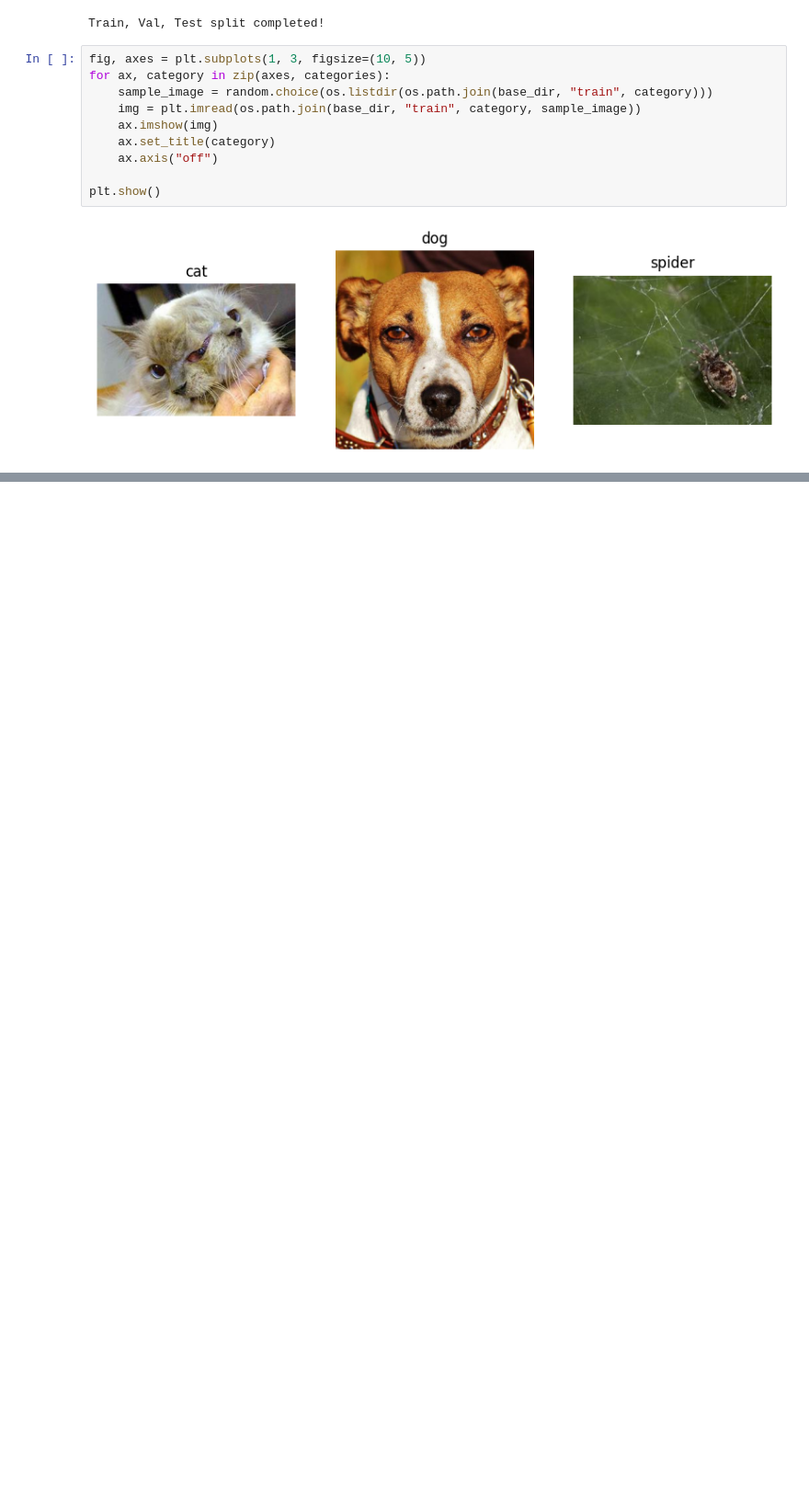
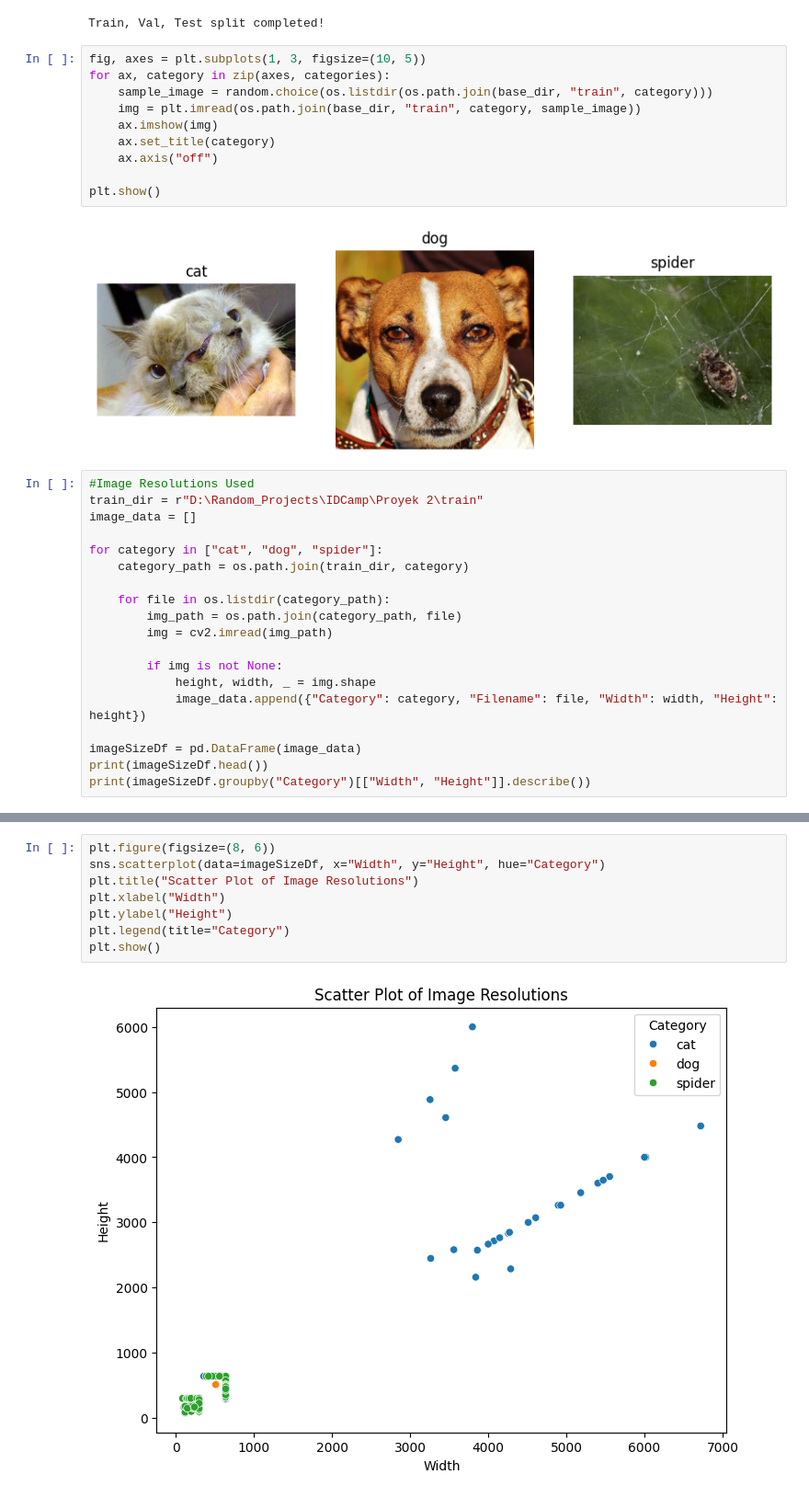
Before and after one commit to Zeltan13/animal_classification, a Jupyter notebook: animal_classification.ipynb, the cells around one changed output, grey strips where cells are left out. Shown at 92% size. Drawn from its saved outputs; the diff is of its cells as text; blank space fills up the shorter version.

Commit message:
Show that different resolutions of image were used in this project

```diff
--- a/animal_classification.ipynb
+++ b/animal_classification.ipynb
@@ -65,3 +68,22 @@ for ax, category in zip(axes, categories):
 plt.show()
 # %% [output]
 [figure]
+# %%
+#Image Resolutions Used
+train_dir = r"D:\Random_Projects\IDCamp\Proyek 2\train"
+image_data = []
+
+for category in ["cat", "dog", "spider"]:
+    category_path = os.path.join(train_dir, category)
+
+    for file in os.listdir(category_path):
+        img_path = os.path.join(category_path, file)
+        img = cv2.imread(img_path)
+
+        if img is not None:
+            height, width, _ = img.shape
+            image_data.append({"Category": category, "Filename": file, "Width": width, "Height": height})
+
+imageSizeDf = pd.DataFrame(image_data)
+print(imageSizeDf.head())
+print(imageSizeDf.groupby("Category")[["Width", "Height"]].describe())
@@ -67,0 +110,10 @@ plt.show()
+# %%
+plt.figure(figsize=(8, 6))
+sns.scatterplot(data=imageSizeDf, x="Width", y="Height", hue="Category")
+plt.title("Scatter Plot of Image Resolutions")
+plt.xlabel("Width")
+plt.ylabel("Height")
+plt.legend(title="Category")
+plt.show()
+# %% [output]
+[figure, added]
```
Also changed, not shown: parts of 3 cells of this notebook.
